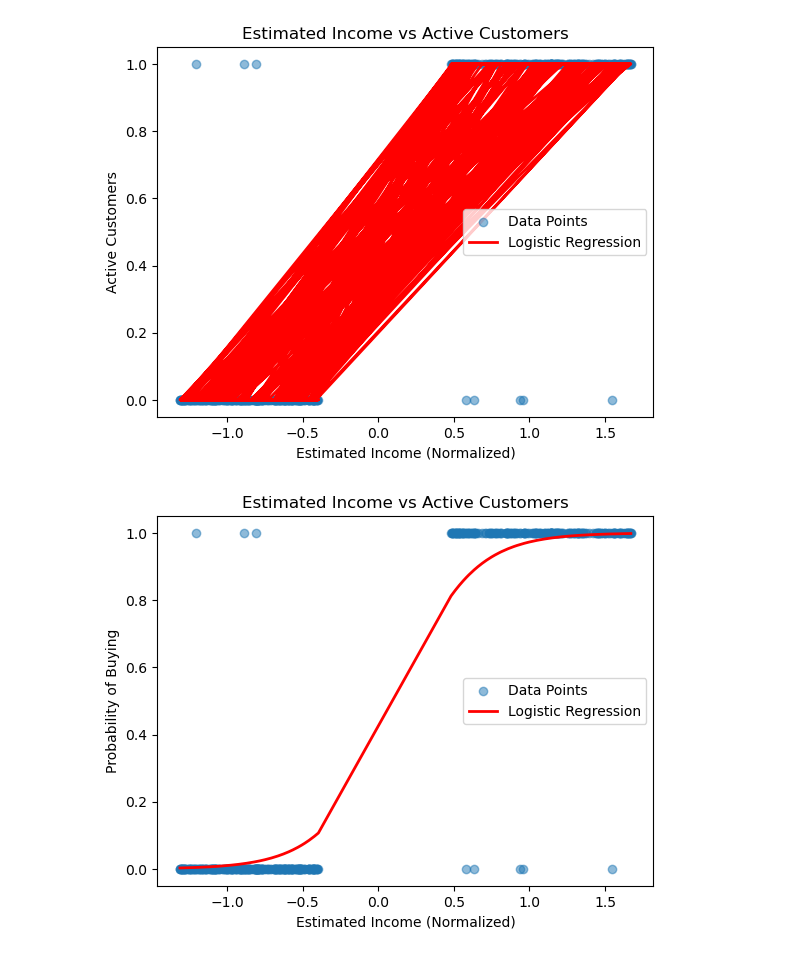
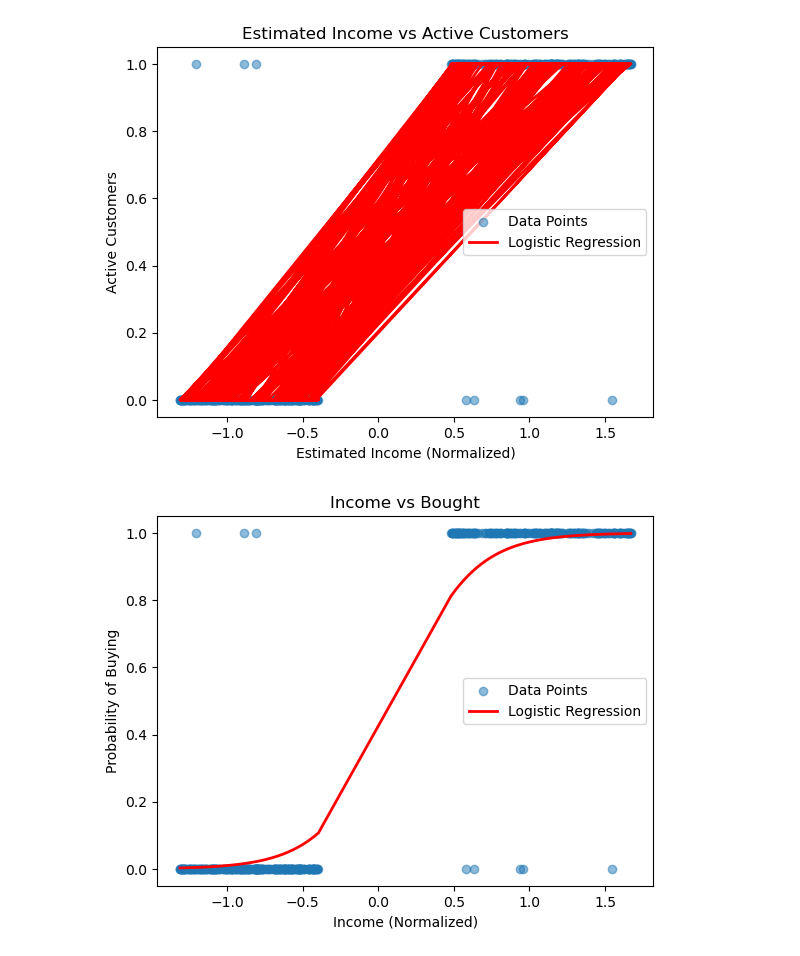
Before and after one commit to Bansnetsajak007/coreMachineLearningandDeepLearning, a Jupyter notebook: logistic_regression.ipynb, the cells around one changed output. Cells and saved outputs as stored; diff of their text form; code cells hidden in the pictures.

```diff
--- a/logistic_regression.ipynb
+++ b/logistic_regression.ipynb
@@ -88,20 +88,20 @@ plt.show()
 # %%
 from sklearn.linear_model import LogisticRegression
 
 X_reshaped = X_normalize.reshape(-1, 1)
 model = LogisticRegression()
 model.fit(X_reshaped, y)
 
 y_prob = model.predict_proba(X_reshaped)[:, 1]
 
 # Sort for better line plotting
 sorted_indices = np.argsort(X_normalize)
 plt.scatter(X_normalize, y, alpha=0.5, label='Data Points')
 plt.plot(X_normalize[sorted_indices], y_prob[sorted_indices], color='red', linewidth=2, label='Logistic Regression')
-plt.title('Estimated Income vs Active Customers')
-plt.xlabel('Estimated Income (Normalized)')
+plt.title('Income vs Bought')
+plt.xlabel('Income (Normalized)')
 plt.ylabel('Probability of Buying')
 plt.legend()
 plt.show()
 # %% [output]
-[figure, old version]
+[figure, new version]
```
Also changed, not shown: 2 other files.
